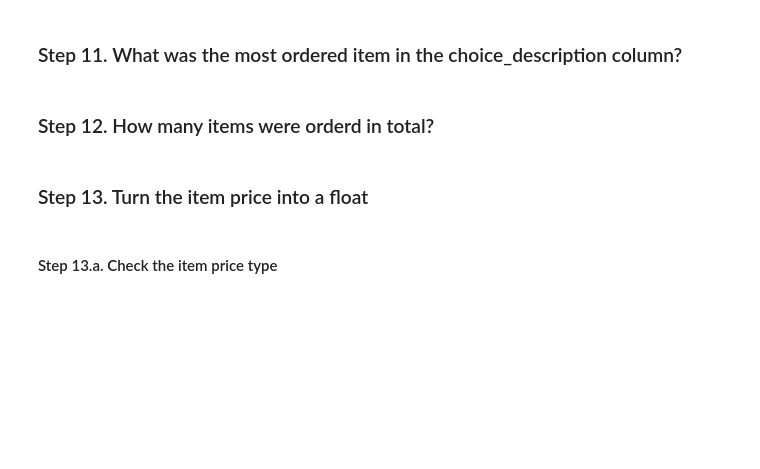
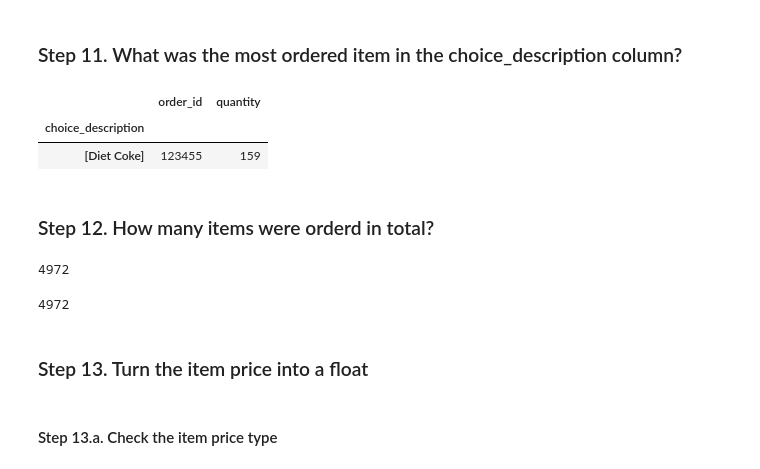
Before and after one commit to chaseinstead/pandas-exercises, a Jupyter notebook: 01_Getting_&_Knowing_Your_Data/Chipotle/Exercises.ipynb, the cells around one changed output. Drawn from its saved outputs; the diff is of its cells as text; code cells hidden in the pictures; blank space fills up the shorter version.

```diff
--- a/01_Getting_&_Knowing_Your_Data/Chipotle/Exercises.ipynb
+++ b/01_Getting_&_Knowing_Your_Data/Chipotle/Exercises.ipynb
@@ -144,7 +154,26 @@ c.head(1)
 # %% [markdown]
 ### Step 11. What was the most ordered item in the choice_description column?
+# %%
+c = chipo.groupby('choice_description').sum()
+
+c = c.sort_values(['quantity'], ascending=False)
+c.head(1)
+# %% [output]
+|  | order_id | quantity |
+| choice_description |  |  |
+| [Diet Coke] | 123455 | 159 |
 # %% [markdown]
 ### Step 12. How many items were orderd in total?
+# %%
+su = chipo.sum()
+print(su[1])
+# %% [output]
+4972
+# %%
+total_items_orders = chipo.quantity.sum()
+total_items_orders
+# %% [output]
+4972
 # %% [markdown]
 ### Step 13. Turn the item price into a float
 # %% [markdown]
```
Also changed, not shown: parts of 9 cells of this notebook.
